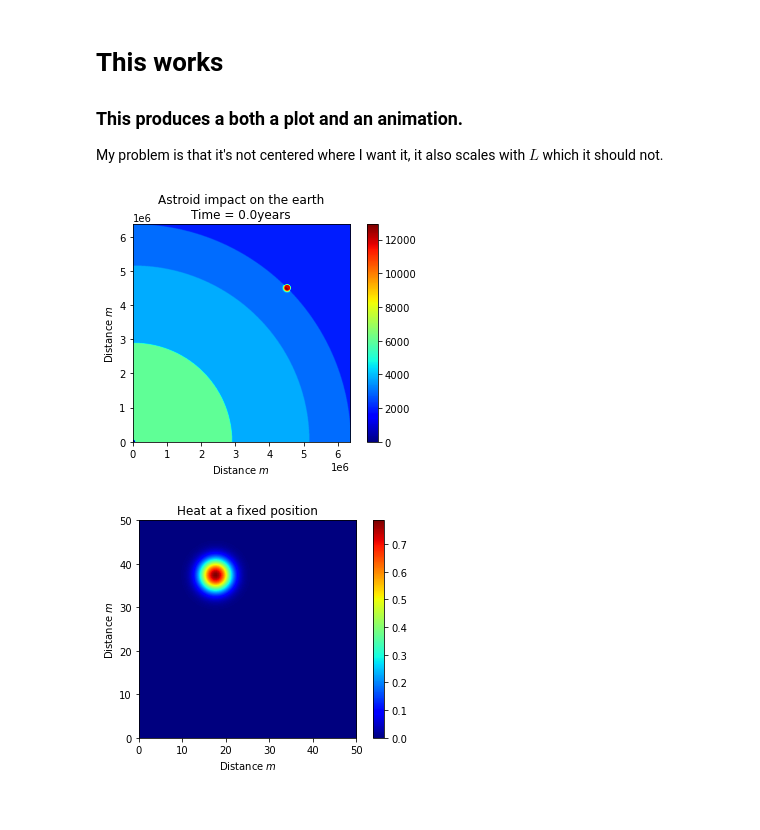
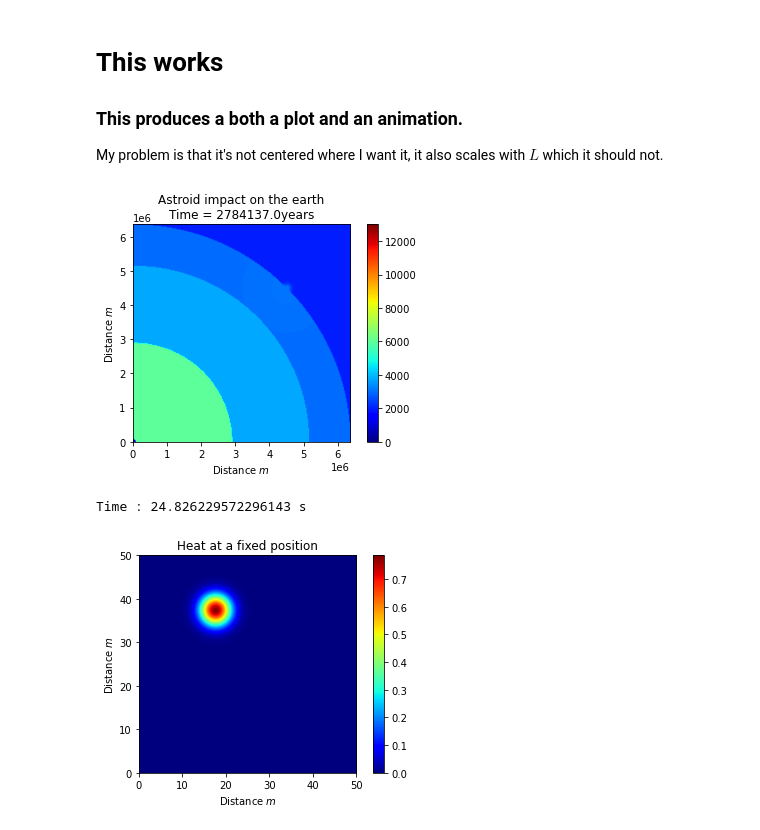
Before and after one commit to thesombady/HeatConduction, a Jupyter notebook: HeatConduction/Task2.ipynb, the cells around one changed output. Drawn from its saved outputs; the diff is of its cells as text; code cells hidden in the pictures.

```diff
--- a/HeatConduction/Task2.ipynb
+++ b/HeatConduction/Task2.ipynb
@@ -58,7 +58,7 @@ plt.show()
 # %%
 import time
 global X,Y
-L = 1000
+L = 250
 Boundary = 6360*10**3
 x, y = np.linspace(0,Boundary,L), np.linspace(0,Boundary,L).reshape(-1,1)
 X,Y = np.meshgrid(x,y, indexing = "xy")
@@ -72,7 +72,7 @@ fig = plt.figure()
 def Heat3(x,y,Temp, alpha = np.ones((L,L)), Time = 0.0001):
     """ Returns the temperature at a time t, given a position (x,y)"""
     l = np.sqrt(2)
-    q = np.sqrt(4*alpha*Time)
+    q = np.sqrt(40*alpha*Time)
     r = np.sqrt((x-6360e3/l)**2+(y-6360e3/l)**2)
     k1 = 1e5 - r
     k2 = -1e5 - r
@@ -106,37 +106,38 @@ def updatefig3(*args):
     if i != 0:
         a = Initialize(X, Y, i)
         cax.set_array(a)
         plt.title(f"Astroid impact on the earth\nTime = {round((i*4.4e11)/(60**2*24*7*52),0)}years")
         plt.xlabel(r"Distance $m$")
         plt.ylabel(r"Distance $m$")
         return fig,
     else:
         pass
-"""
+
 ani = FuncAnimation(fig, updatefig3, interval=1, frames = 200, blit=True)
 plt.colorbar()
 #This typ-loop tries to save the file, and depending on which machine you're using
 #the saving will work and save the corresponding .gif-file.
 try:
     ani.save('Task3windows.gif', fps=20, writer = 'pillow', extra_args=['-vcodec', 'libx264'])
 except:
     ani.save('Task3Mac.gif', fps=20, writer = 'pillow')
 
 plt.show()
 print("Time :", time.time()-start, "s")
-"""
+
 def Frame1():
     cax = plt.imshow(Initialize(X,Y, time = 1),extent = [0,6360e3,0,6360e3],
                 origin = "lower", animated=False, cmap = "jet",
                  interpolation = "bilinear")
     plt.colorbar()
     plt.title(f"Astroid impact on the earth\nTime = {round((10**4)/(60**2*24*7*52),0)}years")
     plt.xlabel(r"Distance $m$")
     plt.ylabel(r"Distance $m$")
     plt.savefig("Task3mac.png")
-Frame1()
+#Frame1()
 # %% [output]
-[figure, old version]
+[figure, new version]
+Time : 24.826229572296143 s
 # %%
 L = 100
 fig = plt.figure()
```
Also changed, not shown: 1 other file.
